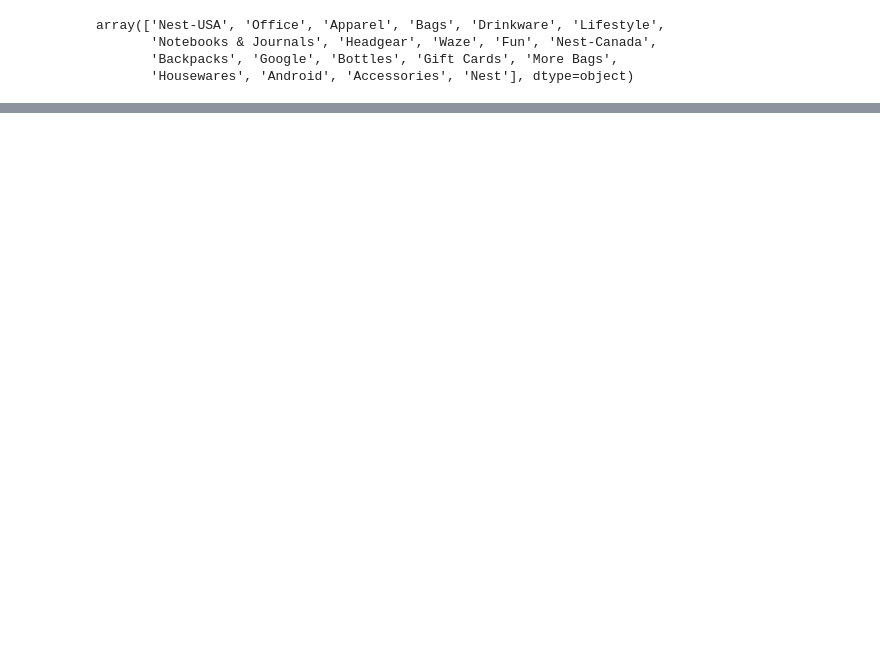
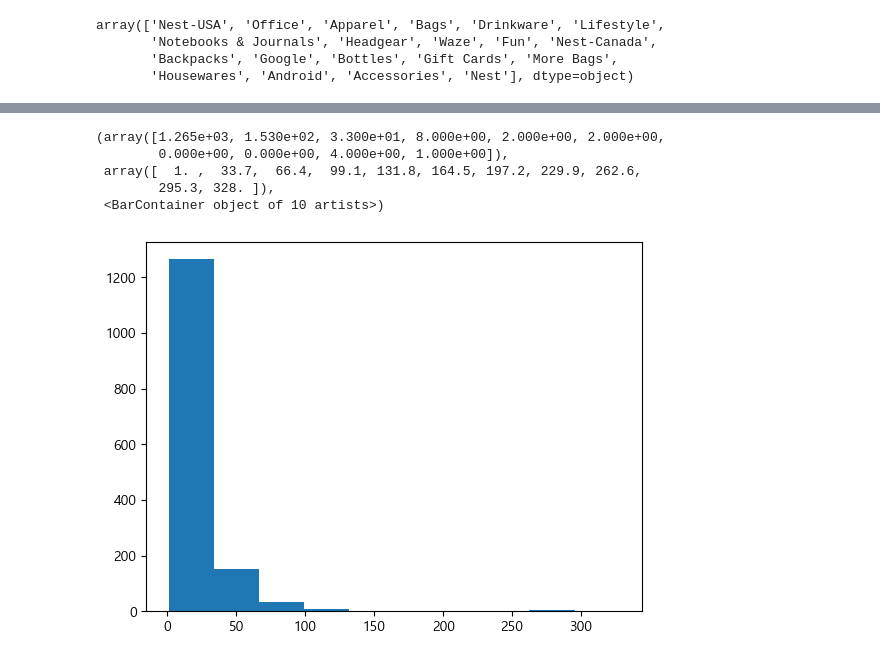
Before and after one commit to ColorConeHead/final_project, a Jupyter notebook: test.ipynb, the cells around one changed output, grey strips where cells are left out. Cells and saved outputs as stored; diff of their text form; code cells hidden in the pictures; blank space fills up the shorter version.

```diff
--- a/test.ipynb
+++ b/test.ipynb
@@ -299,0 +321,9 @@ dtype: int64
+# %%
+plt.hist(rfm['Frequency'])
+# %% [output]
+(array([1.265e+03, 1.530e+02, 3.300e+01, 8.000e+00, 2.000e+00, 2.000e+00,
+        0.000e+00, 0.000e+00, 4.000e+00, 1.000e+00]),
+ array([  1. ,  33.7,  66.4,  99.1, 131.8, 164.5, 197.2, 229.9, 262.6,
+        295.3, 328. ]),
+ <BarContainer object of 10 artists>)
+[figure, added]
```
Also changed, not shown: parts of 11 cells of this notebook.
